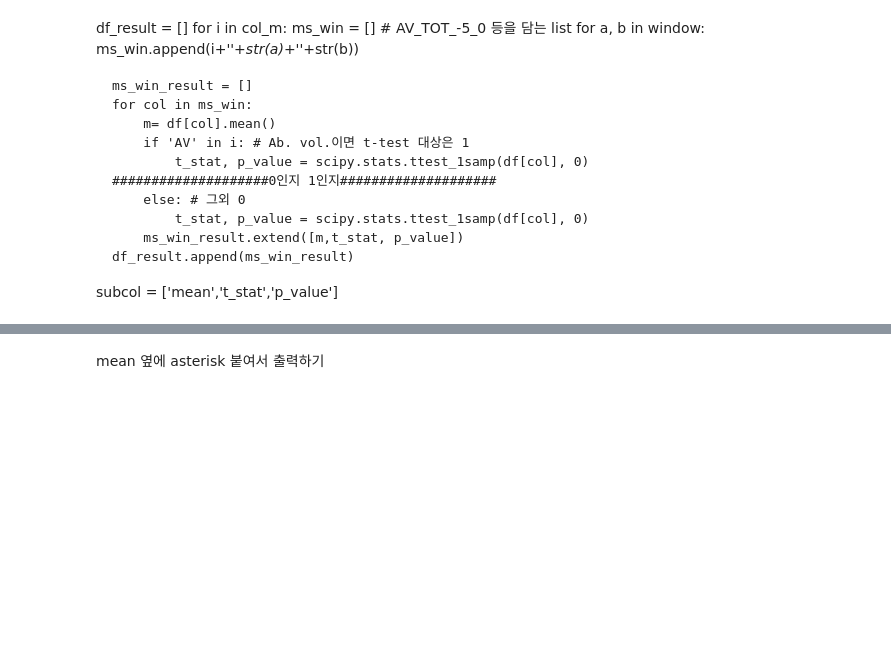
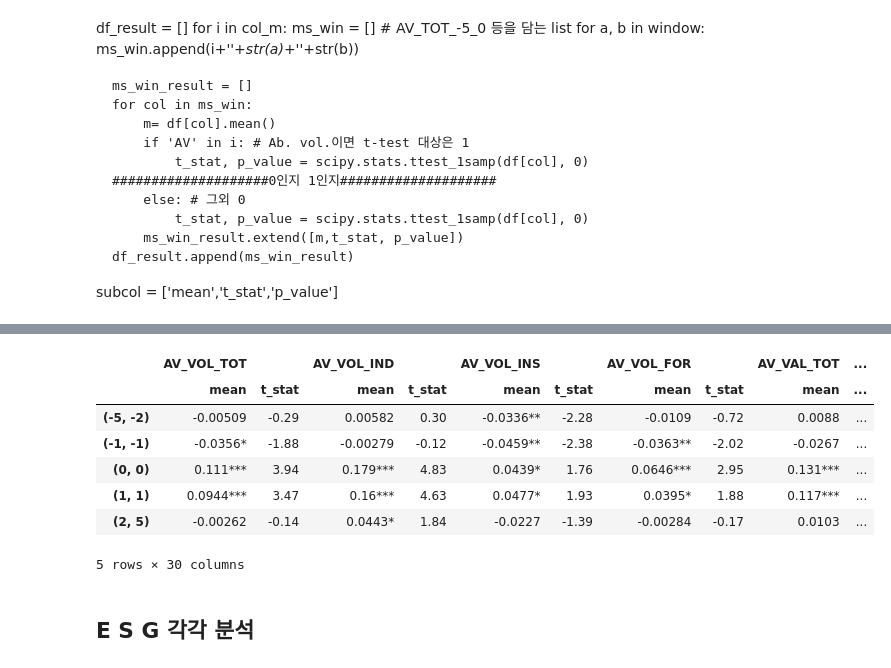
Before and after one commit to bang-js/finance_econ, a Jupyter notebook: ESG_news/news_stock_vol_t_test.ipynb, the cells around one changed output, grey strips where cells are left out. Drawn from its saved outputs; the diff is of its cells as text; code cells hidden in the pictures; blank space fills up the shorter version.

```diff
--- a/ESG_news/news_stock_vol_t_test.ipynb
+++ b/ESG_news/news_stock_vol_t_test.ipynb
@@ -258,0 +792,11 @@ df_result.to_excel('C:/Users/Jeongseok_Bang/OneDrive/바탕 화면/석사과정/
+# %%
+df_result
+# %% [output]
+|  | AV_VOL_TOT |  | AV_VOL_IND |  | AV_VOL_INS |  | AV_VOL_FOR |  | AV_VAL_TOT | ... |
+|  | mean | t_stat | mean | t_stat | mean | t_stat | mean | t_stat | mean | ... |
+| (-5, -2) | -0.00509 | -0.29 | 0.00582 | 0.30 | -0.0336** | -2.28 | -0.0109 | -0.72 | 0.0088 | ... |
+| (-1, -1) | -0.0356* | -1.88 | -0.00279 | -0.12 | -0.0459** | -2.38 | -0.0363** | -2.02 | -0.0267 | ... |
+| (0, 0) | 0.111*** | 3.94 | 0.179*** | 4.83 | 0.0439* | 1.76 | 0.0646*** | 2.95 | 0.131*** | ... |
+| (1, 1) | 0.0944*** | 3.47 | 0.16*** | 4.63 | 0.0477* | 1.93 | 0.0395* | 1.88 | 0.117*** | ... |
+| (2, 5) | -0.00262 | -0.14 | 0.0443* | 1.84 | -0.0227 | -1.39 | -0.00284 | -0.17 | 0.0103 | ... |
+5 rows × 30 columns
@@ -318,7 +867,7 @@ df_result_2 = pd.DataFrame(lst, columns=column, index=index)
 # %%
 df_result_2.to_excel('C:/Users/Jeongseok_Bang/OneDrive/바탕 화면/석사과정/FinLab/ESG/DF_최종_10_AV_t_test_3.xlsx')
 # %% [markdown]
-mean 옆에 asterisk 붙여서 출력하기
+## E S G 각각 분석
 # %%
 df_result_3 = []
 
```
Also changed, not shown: parts of 59 cells of this notebook, 1 other file.
